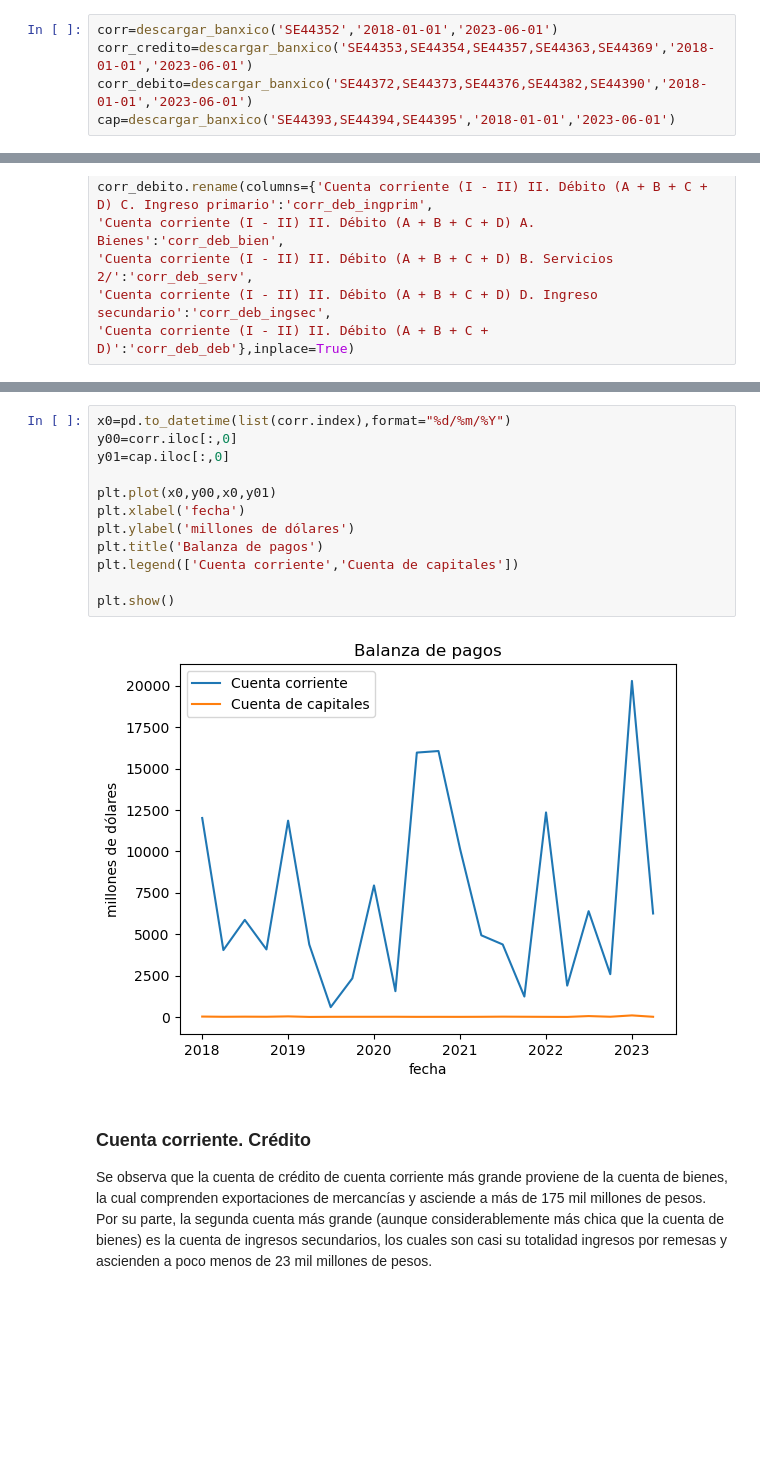
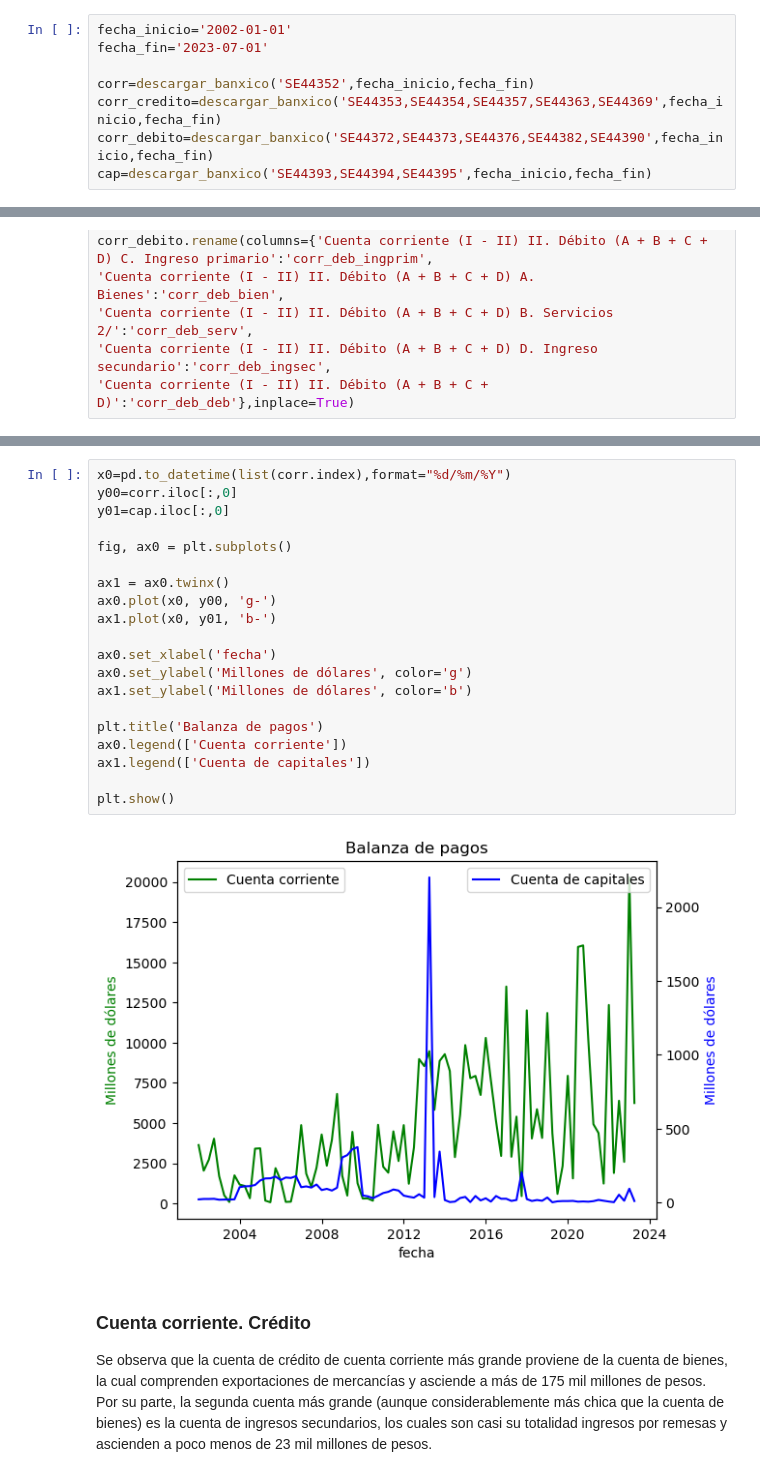
Before and after one commit to sparkieth/estancia_investigacion, a Jupyter notebook: modelacion_economica/modelo_cuenta_corriente.ipynb, the cells around one changed output, grey strips where cells are left out. Cells and saved outputs as stored; diff of their text form; blank space fills up the shorter version.

```diff
--- a/modelacion_economica/modelo_cuenta_corriente.ipynb
+++ b/modelacion_economica/modelo_cuenta_corriente.ipynb
@@ -14,5 +17,8 @@ import statsmodels
 # %%
-corr=descargar_banxico('SE44352','2018-01-01','2023-06-01')
-corr_credito=descargar_banxico('SE44353,SE44354,SE44357,SE44363,SE44369','2018-01-01','2023-06-01')
-corr_debito=descargar_banxico('SE44372,SE44373,SE44376,SE44382,SE44390','2018-01-01','2023-06-01')
-cap=descargar_banxico('SE44393,SE44394,SE44395','2018-01-01','2023-06-01')
+fecha_inicio='2002-01-01'
+fecha_fin='2023-07-01'
+
+corr=descargar_banxico('SE44352',fecha_inicio,fecha_fin)
+corr_credito=descargar_banxico('SE44353,SE44354,SE44357,SE44363,SE44369',fecha_inicio,fecha_fin)
+corr_debito=descargar_banxico('SE44372,SE44373,SE44376,SE44382,SE44390',fecha_inicio,fecha_fin)
+cap=descargar_banxico('SE44393,SE44394,SE44395',fecha_inicio,fecha_fin)
@@ -62,17 +74,25 @@ plt.legend([titulo3[1],titulo3[2]])
 # %%
 x0=pd.to_datetime(list(corr.index),format="%d/%m/%Y")
 y00=corr.iloc[:,0]
 y01=cap.iloc[:,0]
 
-plt.plot(x0,y00,x0,y01)
-plt.xlabel('fecha')
-plt.ylabel('millones de dólares')
+fig, ax0 = plt.subplots()
+
+ax1 = ax0.twinx()
+ax0.plot(x0, y00, 'g-')
+ax1.plot(x0, y01, 'b-')
+
+ax0.set_xlabel('fecha')
+ax0.set_ylabel('Millones de dólares', color='g')
+ax1.set_ylabel('Millones de dólares', color='b')
+
 plt.title('Balanza de pagos')
-plt.legend(['Cuenta corriente','Cuenta de capitales'])
+ax0.legend(['Cuenta corriente'])
+ax1.legend(['Cuenta de capitales'])
 
 plt.show()
 # %% [output]
-[figure, old version]
+[figure, new version]
 # %% [markdown]
 ### Cuenta corriente. Crédito
 
```
Also changed, not shown: parts of 32 cells of this notebook.
